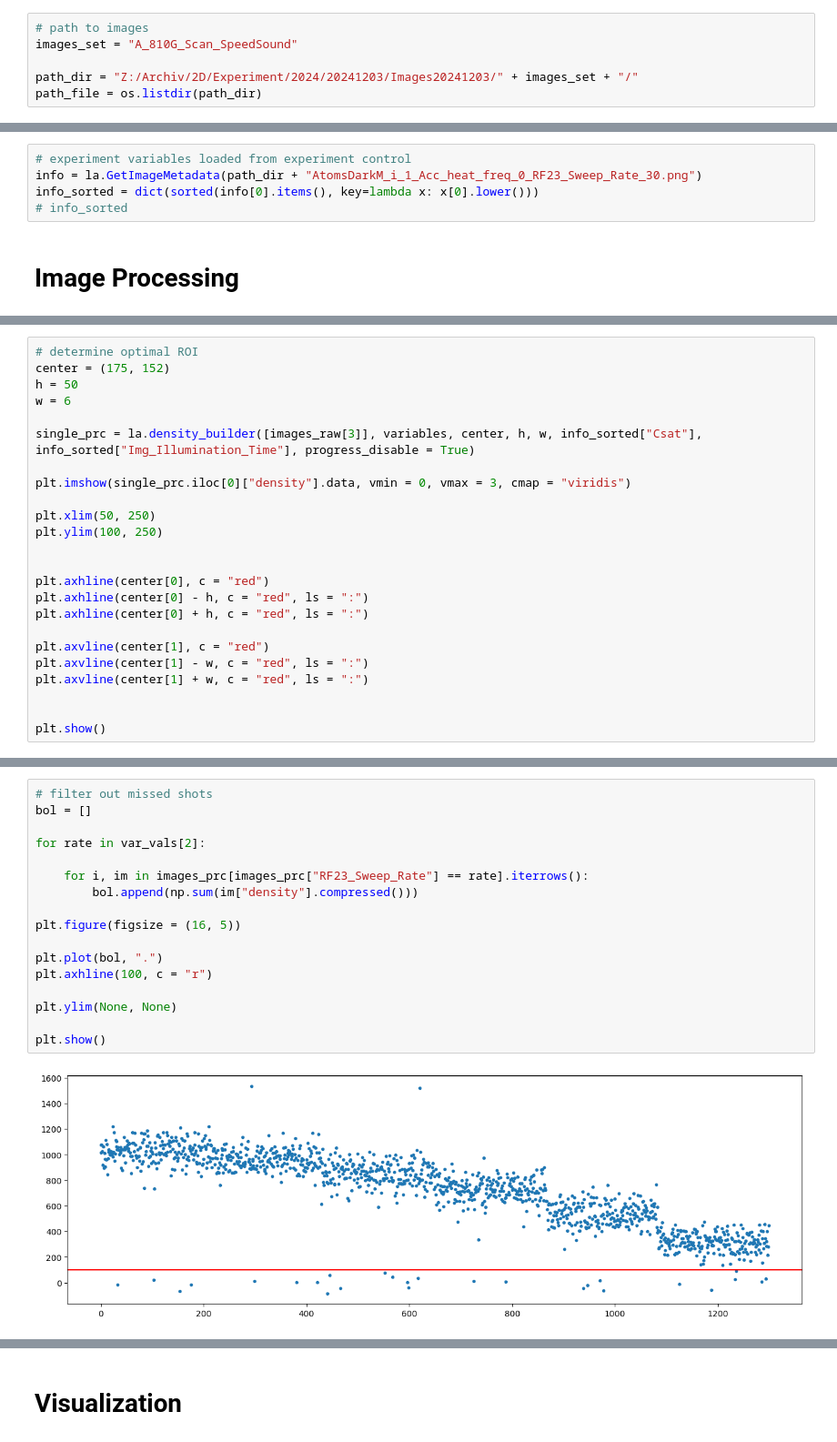
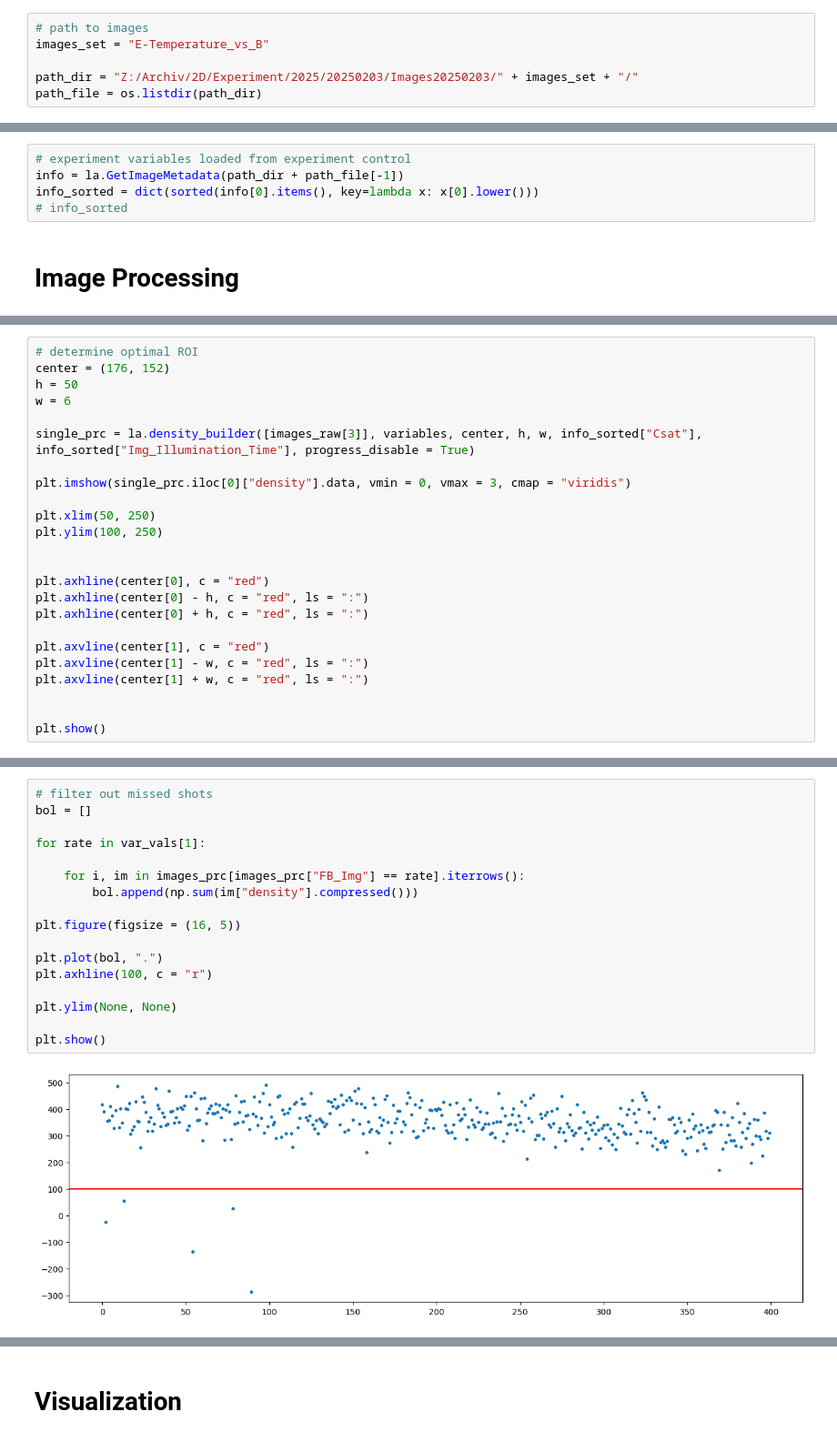
Before and after one commit to ArtMk/lithium, a Jupyter notebook: T4.ipynb, the cells around one changed output, grey strips where cells are left out. Shown: that part at 91% size. Drawn from its saved outputs; the diff is of its cells as text.

```diff
--- a/T4.ipynb
+++ b/T4.ipynb
@@ -9,9 +11,9 @@ import matplotlib.pyplot as plt
 # Data Loading and Definition of Variables
 # %%
 # path to images
-images_set = "A_810G_Scan_SpeedSound"
+images_set = "E-Temperature_vs_B"
 
-path_dir = "Z:/Archiv/2D/Experiment/2024/20241203/Images20241203/" + images_set + "/"
+path_dir = "Z:/Archiv/2D/Experiment/2025/20250203/Images20250203/" + images_set + "/"
 path_file = os.listdir(path_dir)
 # %%
 # grab loop variable names
@@ -24,6 +26,6 @@ variables
 # %%
 # experiment variables loaded from experiment control
-info = la.GetImageMetadata(path_dir + "AtomsDarkM_i_1_Acc_heat_freq_0_RF23_Sweep_Rate_30.png")
+info = la.GetImageMetadata(path_dir + path_file[-1])
 info_sorted = dict(sorted(info[0].items(), key=lambda x: x[0].lower()))
 # info_sorted
 # %% [markdown]
@@ -38,6 +40,6 @@ Wall time: 668 ms
 # %%
 # determine optimal ROI
-center = (175, 152)
+center = (176, 152)
 h = 50
 w = 6
 
@@ -75,22 +77,22 @@ array([70., 60., 50., 40., 30., 20.])
 # %%
 # filter out missed shots
 bol = []
 
-for rate in var_vals[2]:
+for rate in var_vals[1]:
 
-    for i, im in images_prc[images_prc["RF23_Sweep_Rate"] == rate].iterrows():
+    for i, im in images_prc[images_prc["FB_Img"] == rate].iterrows():
         bol.append(np.sum(im["density"].compressed()))
 
 plt.figure(figsize = (16, 5))
 
 plt.plot(bol, ".")
 plt.axhline(100, c = "r")
 
 plt.ylim(None, None)
 
 plt.show()
 # %% [output]
-[figure, old version]
+[figure, new version]
 # %%
 %%time
 # filter missed shots
```
Also changed, not shown: parts of 14 cells of this notebook, 5 other files.
